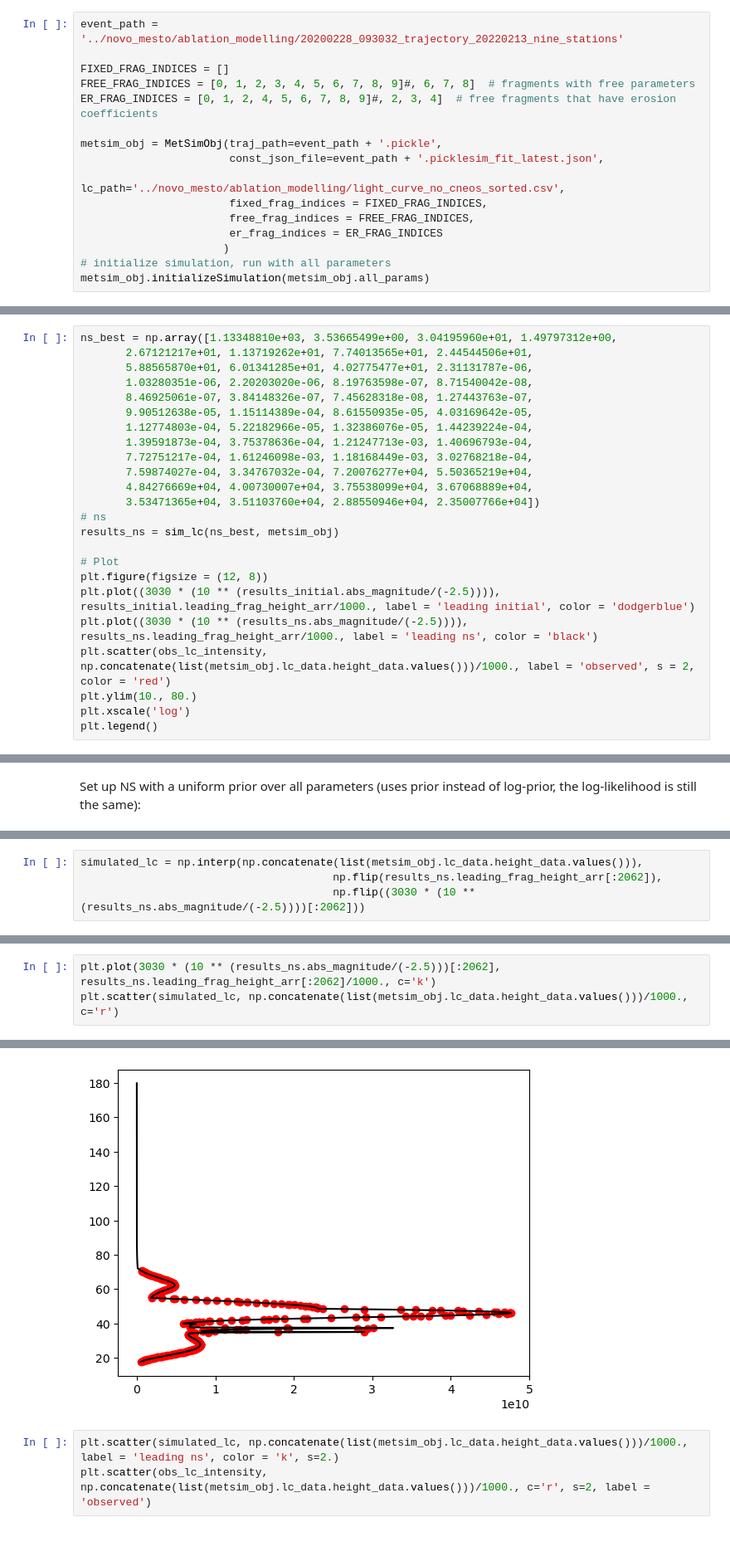
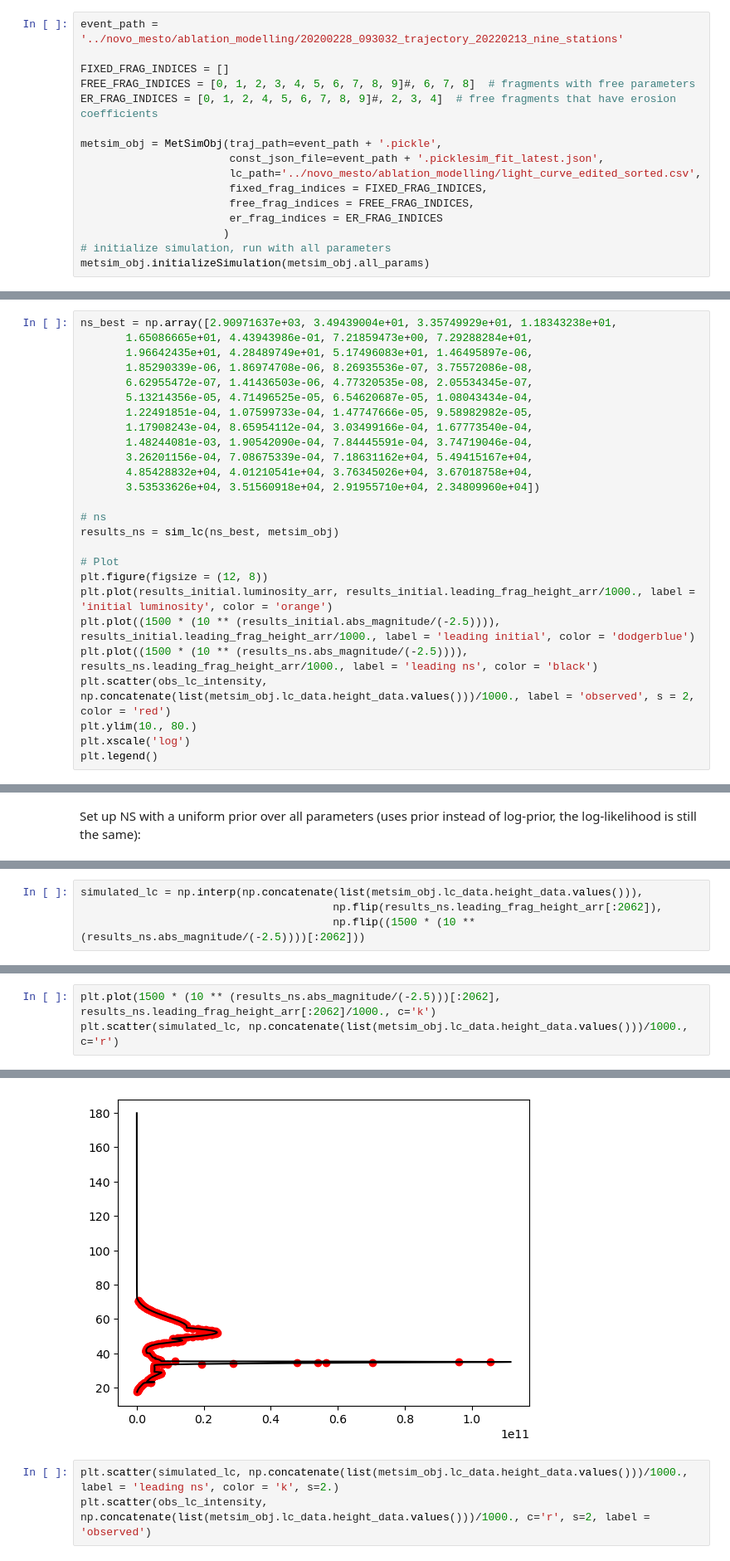
Before and after one commit to ia-chow/Thesis, a Jupyter notebook: physical/metsim_optimization_nested_novo_mesto.ipynb, the cells around one changed output, grey strips where cells are left out. Shown at 83% size. Saved outputs shown, nothing was run; the diff lists cells and outputs as text.

```diff
--- a/physical/metsim_optimization_nested_novo_mesto.ipynb
+++ b/physical/metsim_optimization_nested_novo_mesto.ipynb
@@ -346,7 +346,7 @@ ER_FRAG_INDICES = [0, 1, 2, 4, 5, 6, 7, 8, 9]#, 2, 3, 4]  # free fragments that
 
 metsim_obj = MetSimObj(traj_path=event_path + '.pickle',
                        const_json_file=event_path + '.picklesim_fit_latest.json',
-                       lc_path='../novo_mesto/ablation_modelling/light_curve_no_cneos_sorted.csv',
+                       lc_path='../novo_mesto/ablation_modelling/light_curve_edited_sorted.csv',
                        fixed_frag_indices = FIXED_FRAG_INDICES,
                        free_frag_indices = FREE_FRAG_INDICES,
                        er_frag_indices = ER_FRAG_INDICES
@@ -674,25 +667,27 @@ array([2.10e+03, 4.00e+00, 4.00e+00, 1.50e+00, 6.50e+00, 3.00e+00,
        1.00e-03, 1.00e-03, 7.20e+04, 5.50e+04, 4.85e+04, 4.00e+04,
        3.77e+04, 3.68e+04, 3.55e+04, 3.51e+04, 2.90e+04, 2.35e+04])
 # %%
-ns_best = np.array([1.13348810e+03, 3.53665499e+00, 3.04195960e+01, 1.49797312e+00,
-       2.67121217e+01, 1.13719262e+01, 7.74013565e+01, 2.44544506e+01,
-       5.88565870e+01, 6.01341285e+01, 4.02775477e+01, 2.31131787e-06,
-       1.03280351e-06, 2.20203020e-06, 8.19763598e-07, 8.71540042e-08,
-       8.46925061e-07, 3.84148326e-07, 7.45628318e-08, 1.27443763e-07,
-       9.90512638e-05, 1.15114389e-04, 8.61550935e-05, 4.03169642e-05,
-       1.12774803e-04, 5.22182966e-05, 1.32386076e-05, 1.44239224e-04,
-       1.39591873e-04, 3.75378636e-04, 1.21247713e-03, 1.40696793e-04,
-       7.72751217e-04, 1.61246098e-03, 1.18168449e-03, 3.02768218e-04,
-       7.59874027e-04, 3.34767032e-04, 7.20076277e+04, 5.50365219e+04,
-       4.84276669e+04, 4.00730007e+04, 3.75538099e+04, 3.67068889e+04,
-       3.53471365e+04, 3.51103760e+04, 2.88550946e+04, 2.35007766e+04])
+ns_best = np.array([2.90971637e+03, 3.49439004e+01, 3.35749929e+01, 1.18343238e+01,
+       1.65086665e+01, 4.43943986e-01, 7.21859473e+00, 7.29288284e+01,
+       1.96642435e+01, 4.28489749e+01, 5.17496083e+01, 1.46495897e-06,
+       1.85290339e-06, 1.86974708e-06, 8.26935536e-07, 3.75572086e-08,
+       6.62955472e-07, 1.41436503e-06, 4.77320535e-08, 2.05534345e-07,
+       5.13214356e-05, 4.71496525e-05, 6.54620687e-05, 1.08043434e-04,
+       1.22491851e-04, 1.07599733e-04, 1.47747666e-05, 9.58982982e-05,
+       1.17908243e-04, 8.65954112e-04, 3.03499166e-04, 1.67773540e-04,
+       1.48244081e-03, 1.90542090e-04, 7.84445591e-04, 3.74719046e-04,
+       3.26201156e-04, 7.08675339e-04, 7.18631162e+04, 5.49415167e+04,
+       4.85428832e+04, 4.01210541e+04, 3.76345026e+04, 3.67018758e+04,
+       3.53533626e+04, 3.51560918e+04, 2.91955710e+04, 2.34809960e+04])
+
 # ns
 results_ns = sim_lc(ns_best, metsim_obj)
 
 # Plot
 plt.figure(figsize = (12, 8))
-plt.plot((3030 * (10 ** (results_initial.abs_magnitude/(-2.5)))), results_initial.leading_frag_height_arr/1000., label = 'leading initial', color = 'dodgerblue')
-plt.plot((3030 * (10 ** (results_ns.abs_magnitude/(-2.5)))), results_ns.leading_frag_height_arr/1000., label = 'leading ns', color = 'black')
+plt.plot(results_initial.luminosity_arr, results_initial.leading_frag_height_arr/1000., label = 'initial luminosity', color = 'orange')
+plt.plot((1500 * (10 ** (results_initial.abs_magnitude/(-2.5)))), results_initial.leading_frag_height_arr/1000., label = 'leading initial', color = 'dodgerblue')
+plt.plot((1500 * (10 ** (results_ns.abs_magnitude/(-2.5)))), results_ns.leading_frag_height_arr/1000., label = 'leading ns', color = 'black')
 plt.scatter(obs_lc_intensity, np.concatenate(list(metsim_obj.lc_data.height_data.values()))/1000., label = 'observed', s = 2, color = 'red')
 plt.ylim(10., 80.)
 plt.xscale('log')
@@ -877,7 +870,7 @@ def log_likelihood(particle, metsim_obj=metsim_obj, timeout=15):
 # %%
 simulated_lc = np.interp(np.concatenate(list(metsim_obj.lc_data.height_data.values())),
                                        np.flip(results_ns.leading_frag_height_arr[:2062]),
-                                       np.flip((3030 * (10 ** (results_ns.abs_magnitude/(-2.5))))[:2062]))
+                                       np.flip((1500 * (10 ** (results_ns.abs_magnitude/(-2.5))))[:2062]))
 # %%
 simulated_initial = np.interp(np.concatenate(list(metsim_obj.lc_data.height_data.values())),
                                        np.flip(results_initial.leading_frag_height_arr[:2062]),
@@ -885,9 +878,9 @@ simulated_initial = np.interp(np.concatenate(list(metsim_obj.lc_data.height_data
 # %%
-plt.plot(3030 * (10 ** (results_ns.abs_magnitude/(-2.5)))[:2062], results_ns.leading_frag_height_arr[:2062]/1000., c='k')
+plt.plot(1500 * (10 ** (results_ns.abs_magnitude/(-2.5)))[:2062], results_ns.leading_frag_height_arr[:2062]/1000., c='k')
 plt.scatter(simulated_lc, np.concatenate(list(metsim_obj.lc_data.height_data.values()))/1000., c='r')
 # %% [output]
 <matplotlib.collections.PathCollection at 0x...>
-[figure, old version]
+[figure, new version]
 # %%
 plt.scatter(simulated_lc, np.concatenate(list(metsim_obj.lc_data.height_data.values()))/1000., label = 'leading ns', color = 'k', s=2.)
 plt.scatter(obs_lc_intensity, np.concatenate(list(metsim_obj.lc_data.height_data.values()))/1000., c='r', s=2, label = 'observed')
```
Also changed, not shown: parts of 18 cells of this notebook, 20 other files.
